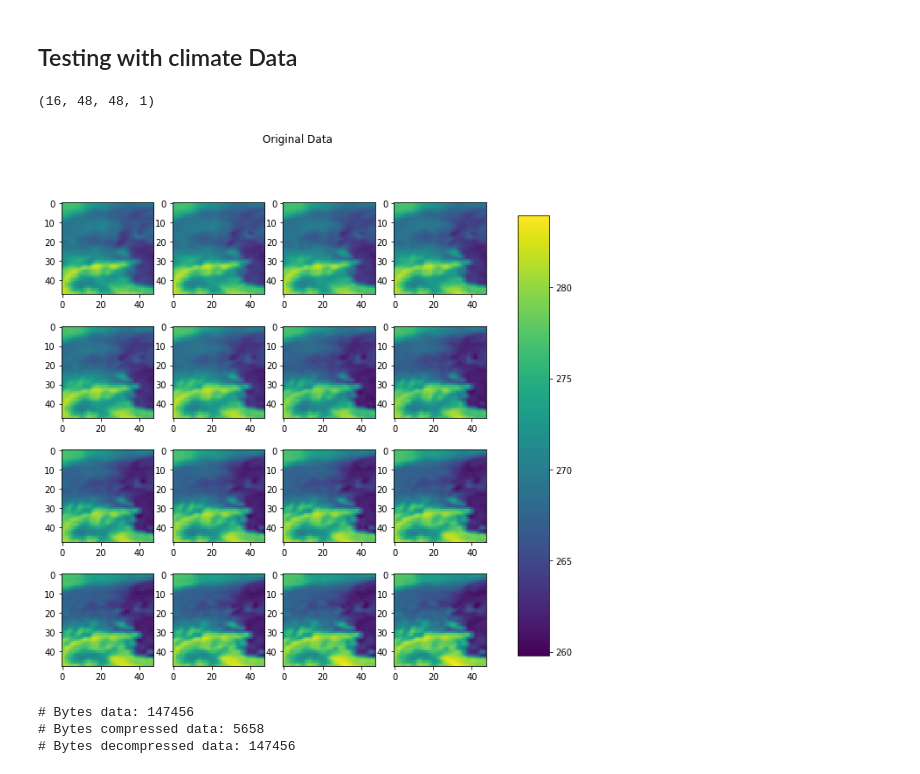
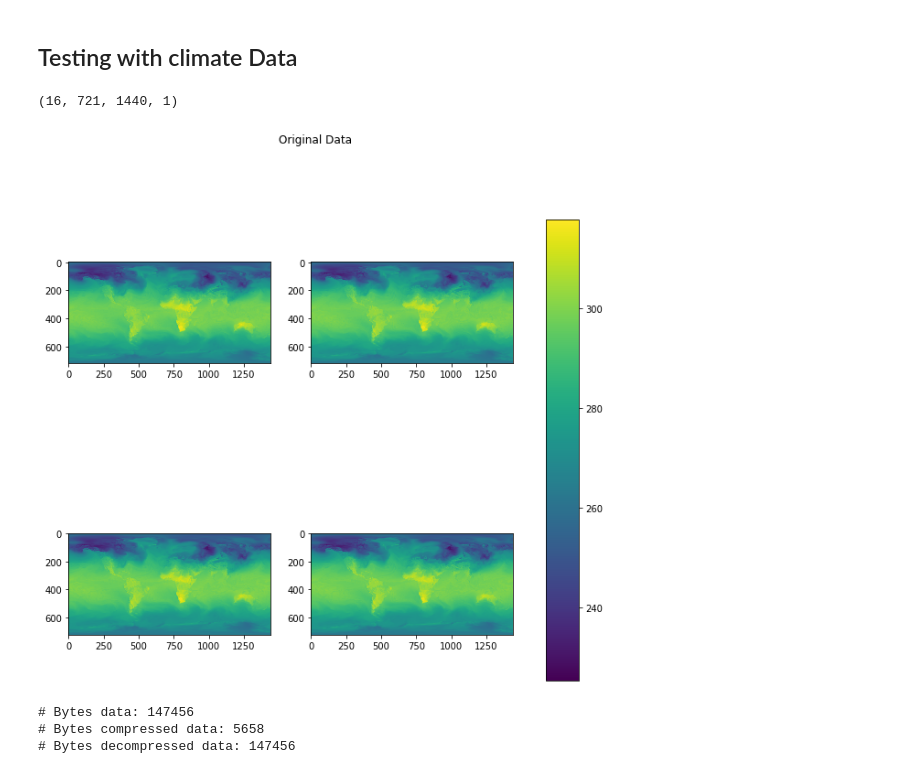
Before and after one commit to SilkeDH/lossy-ml, a Jupyter notebook: notebooks/ZFP_FPZIP_Usage.ipynb, the cells around one changed output. Cells and saved outputs as stored; diff of their text form; code cells hidden in the pictures.

```diff
--- a/notebooks/ZFP_FPZIP_Usage.ipynb
+++ b/notebooks/ZFP_FPZIP_Usage.ipynb
@@ -63,18 +67,30 @@ np.testing.assert_allclose(data, data_again[0,0,0], atol=1e-03)
 # %% [markdown]
 ## Testing with climate Data
 # %%
+import dask
+from collections import OrderedDict
+from lossycomp.dataLoader import DataGenerator, data_preprocessing, split_data, norm_data
+
+dask.config.set(**{'array.slicing.split_large_chunks': False})
+
+file = '/lsdf/kit/scc/projects/abcde/1979/*/ERA5.pl.temperature.nc'
+region = "globe"
+var = OrderedDict({'t': 1000})
+
+z = data_preprocessing(file, var, region)
+
 import xarray as xr
 test = xr.open_mfdataset('/lsdf/kit/scc/projects/abcde/1980/*/ERA5.pl.temperature.nc', combine='by_coords')
-test_data = test.sel(time=slice('1980-01-14T16:00:00','1980-01-15T07:00:00'),level = slice(978,1000), longitude=slice(6,17.75), latitude=slice(55.5,43.75))
+test_data = test.sel(time=slice('1980-01-14T16:00:00','1980-01-15T07:00:00'),level = slice(978,1000), longitude=slice(-180,180), latitude=slice(90,-90))
 test_data = test_data.transpose('time', 'latitude', 'longitude', 'level')
 test_data = test_data['t'].values
 test_data.shape
 # %% [output]
-(16, 48, 48, 1)
+(16, 721, 1440, 1)
 # %%
-test_data = np.expand_dims(test_data, axis=0)
-mult_plot(test_data, 4, 4, "Original Data", test_data.min(), test_data.max())
+test_data_a = np.expand_dims(test_data, axis=0)
+mult_plot(test_data_a, 2, 2, "Original Data", test_data.min(), test_data.max())
 # %% [output]
-[figure, old version]
+[figure, new version]
 # %%
 compressed_bytes = fpzip.compress(test_data, precision=16, order='C') # returns byte string max 32 precision?
```
Also changed, not shown: parts of 12 cells of this notebook, 8 other files.
